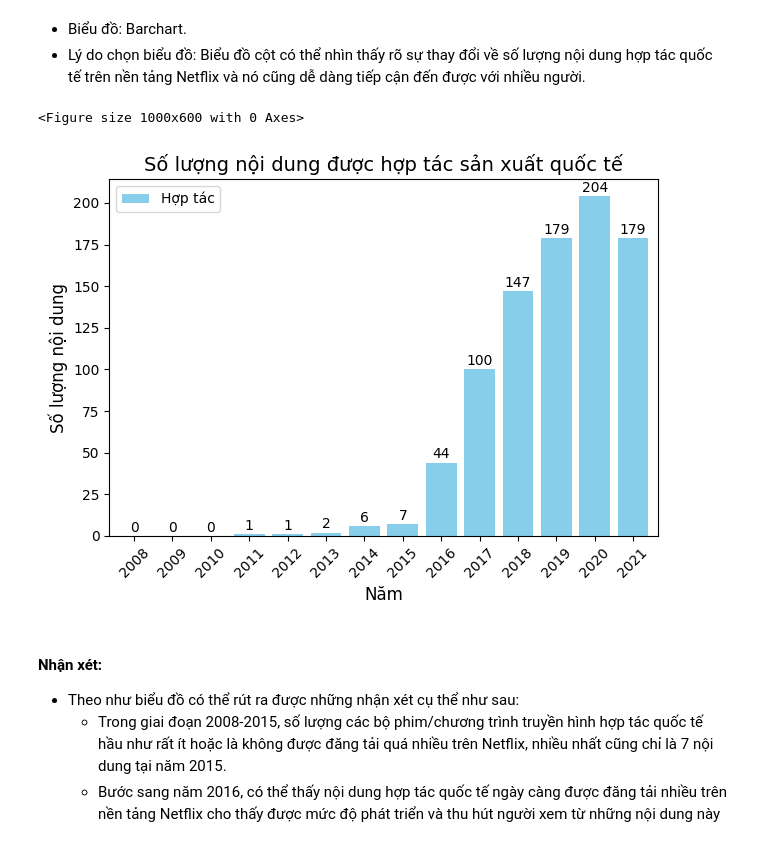
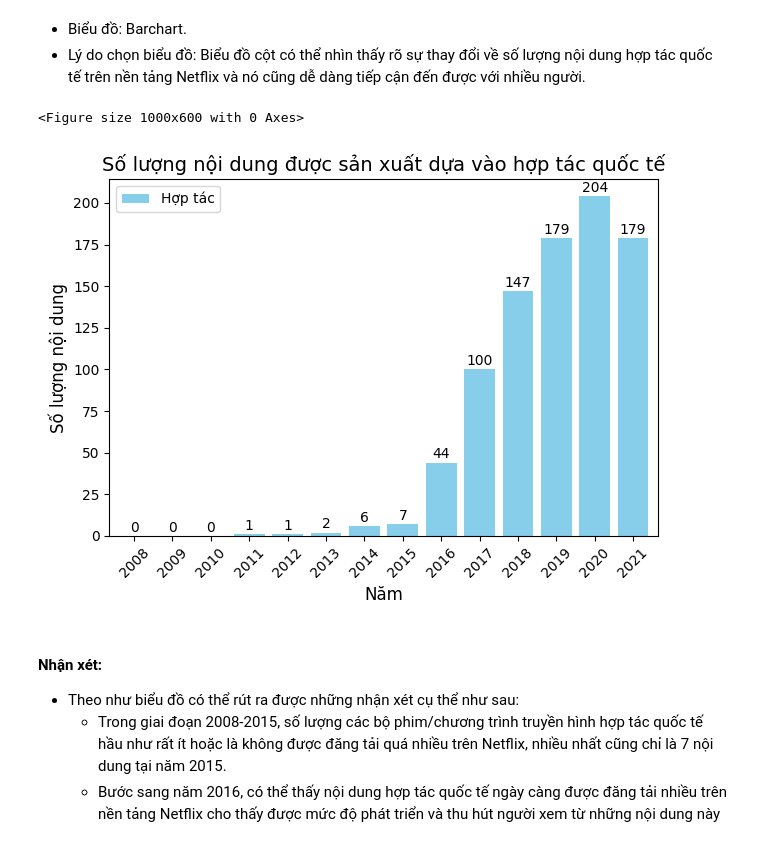
Before and after one commit to kNhung/PDS_FinalProject, a Jupyter notebook: data_questions/kngan_question2.ipynb, the cells around one changed output. Cells and saved outputs as stored; diff of their text form; code cells hidden in the pictures.

```diff
--- a/data_questions/kngan_question2.ipynb
+++ b/data_questions/kngan_question2.ipynb
@@ -244,30 +244,30 @@ domestic_and_international
 # %%
 # Trực quan hoá biểu đồ cột
 plt.figure(figsize=(10, 6))
 # Vẽ biểu đồ cột với màu sắc
 ax = domestic_and_international.plot(kind='bar', width = 0.8, color = 'skyblue')
 # Đặt tiêu đề và nhãn cho biểu đồ
-plt.title('Số lượng nội dung được hợp tác sản xuất quốc tế', fontsize=14)
+plt.title('Số lượng nội dung được sản xuất dựa vào hợp tác quốc tế', fontsize=14)
 plt.xlabel('Năm', fontsize=12)
 plt.xticks(rotation=45)
 plt.ylabel('Số lượng nội dung', fontsize=12)
 plt.legend()
 # Thêm số lượng lên đầu các cột
 for p in ax.patches:
     ax.annotate(f'{p.get_height():,.0f}',
                 (p.get_x() + p.get_width() / 2., p.get_height()),
                 xytext=(0, 1),  # Đặt khoảng cách từ đỉnh cột (tăng khoảng cách nếu cần)
                 textcoords='offset points',
                 ha='center', va='bottom', fontsize=10, color='black')
 
 # Đảm bảo các nhãn không bị cắt
 plt.tight_layout()
 
 # Hiển thị biểu đồ
 plt.show()
 # %% [output]
 <Figure size 1000x600 with 0 Axes>
-[figure, old version]
+[figure, new version]
 # %% [markdown]
 #### **Nhận xét:**
 - Theo như biểu đồ có thể rút ra được những nhận xét cụ thể như sau:
```
